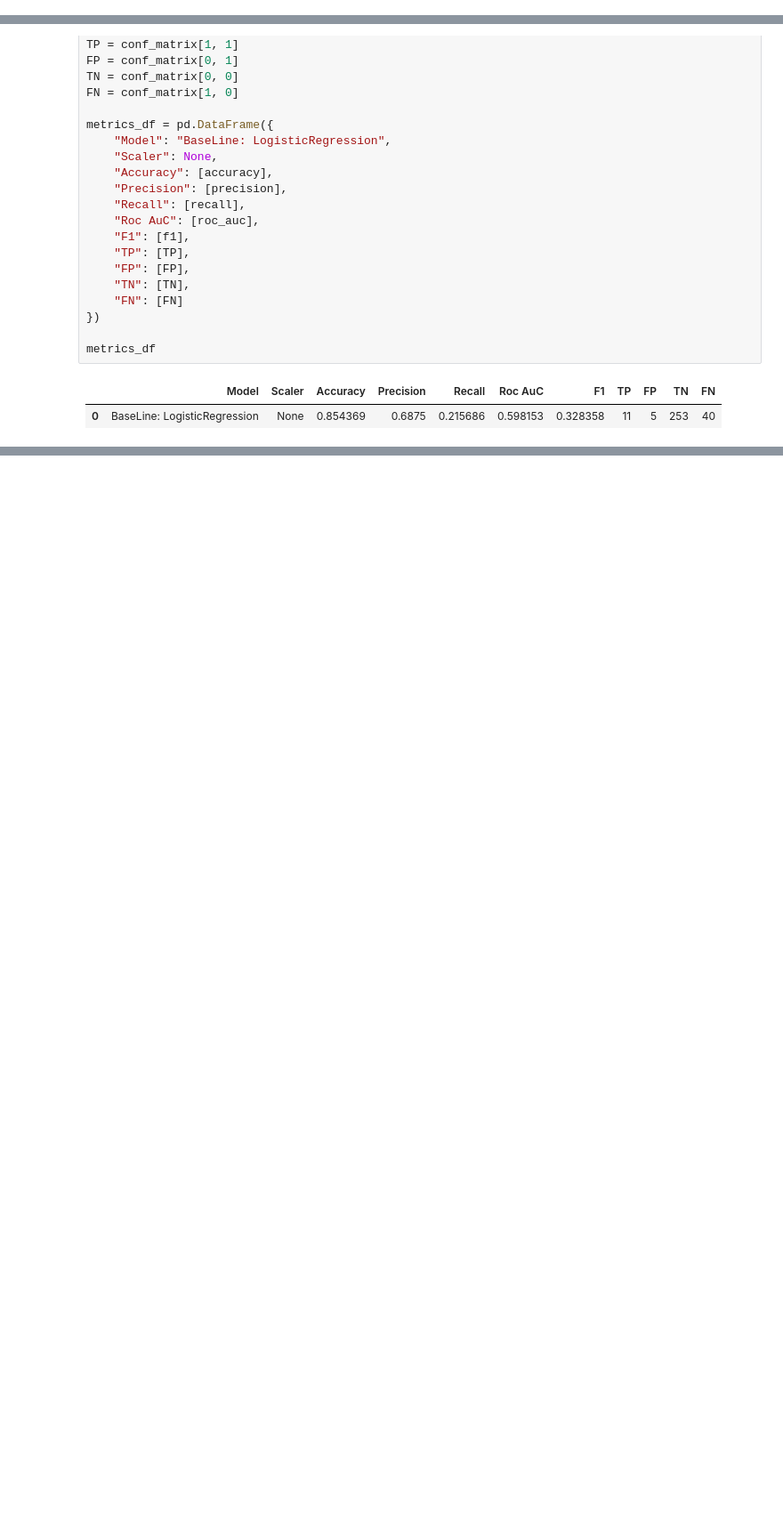
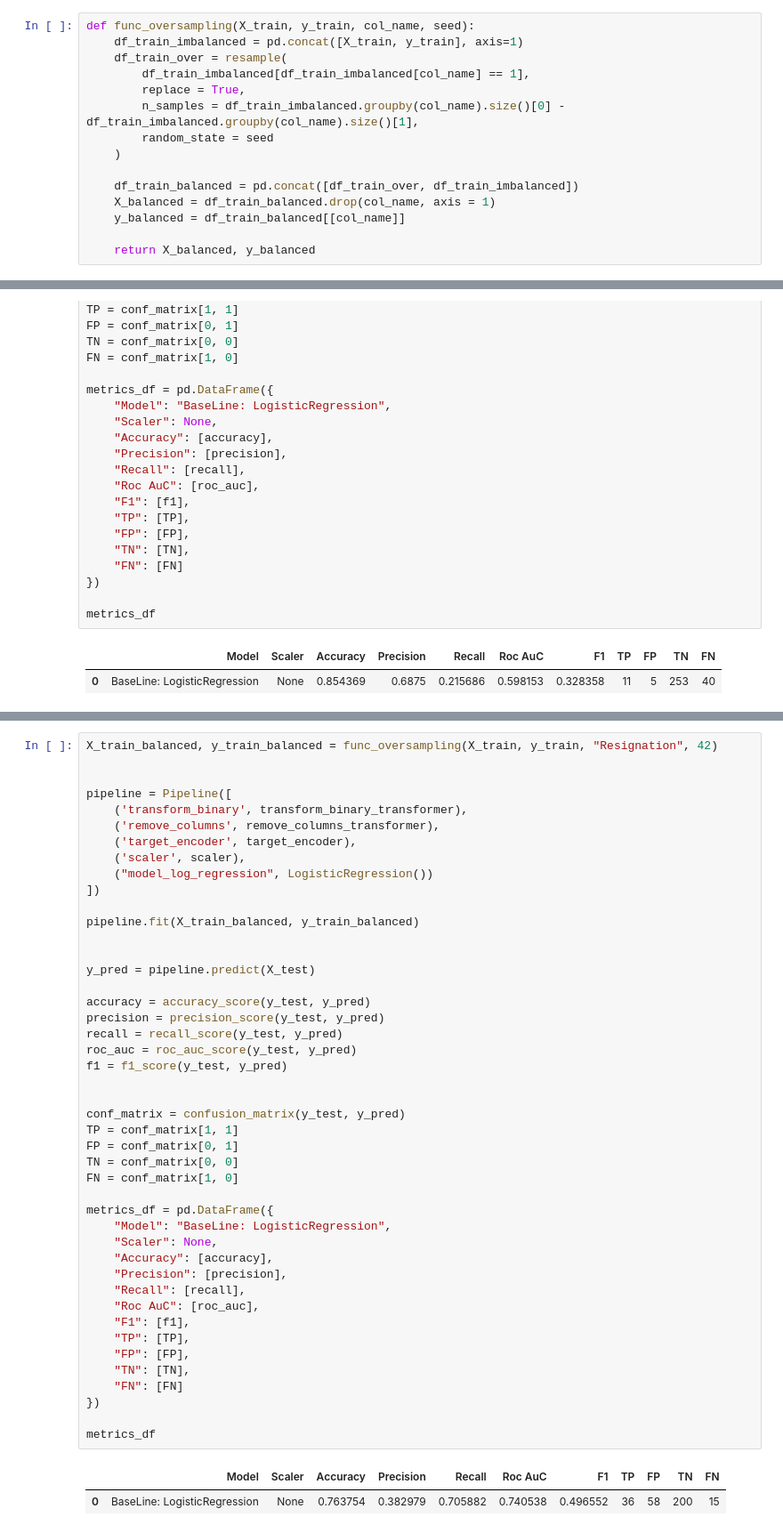
Before and after one commit to YuriCatramby/ds-clf-hr-resignation, a Jupyter notebook: ds-clf-hr-resignation.ipynb, the cells around one changed output, grey strips where cells are left out. Shown at 89% size. Saved outputs shown, nothing was run; the diff lists cells and outputs as text; blank space fills up the shorter version.

Commit message:
init imbalance treatment

```diff
--- a/ds-clf-hr-resignation.ipynb
+++ b/ds-clf-hr-resignation.ipynb
@@ -970,3 +982,18 @@ def remove_columns(df, features_to_exclude):
+# %%
+def func_oversampling(X_train, y_train, col_name, seed):
+    df_train_imbalanced = pd.concat([X_train, y_train], axis=1)
+    df_train_over = resample(
+        df_train_imbalanced[df_train_imbalanced[col_name] == 1],
+        replace = True,
+        n_samples = df_train_imbalanced.groupby(col_name).size()[0] - df_train_imbalanced.groupby(col_name).size()[1],
+        random_state = seed
+    )
+
+    df_train_balanced = pd.concat([df_train_over, df_train_imbalanced])
+    X_balanced = df_train_balanced.drop(col_name, axis = 1)
+    y_balanced = df_train_balanced[[col_name]]
+
+    return X_balanced, y_balanced
 # %% [markdown]
 ## 8.0 Models
 # %% [markdown]
@@ -1023,0 +1104,48 @@ metrics_df
+# %%
+X_train_balanced, y_train_balanced = func_oversampling(X_train, y_train, "Resignation", 42)
+
+
+pipeline = Pipeline([
+    ('transform_binary', transform_binary_transformer),
+    ('remove_columns', remove_columns_transformer),
+    ('target_encoder', target_encoder),
+    ('scaler', scaler),
+    ("model_log_regression", LogisticRegression())
+])
+
+pipeline.fit(X_train_balanced, y_train_balanced)
+
+
+y_pred = pipeline.predict(X_test)
+
+accuracy = accuracy_score(y_test, y_pred)
+precision = precision_score(y_test, y_pred)
+recall = recall_score(y_test, y_pred)
+roc_auc = roc_auc_score(y_test, y_pred)
+f1 = f1_score(y_test, y_pred)
+
+
+conf_matrix = confusion_matrix(y_test, y_pred)
+TP = conf_matrix[1, 1]
+FP = conf_matrix[0, 1]
+TN = conf_matrix[0, 0]
+FN = conf_matrix[1, 0]
+
+metrics_df = pd.DataFrame({
+    "Model": "BaseLine: LogisticRegression",
+    "Scaler": None,
+    "Accuracy": [accuracy],
+    "Precision": [precision],
+    "Recall": [recall],
+    "Roc AuC": [roc_auc],
+    "F1": [f1],
+    "TP": [TP],
+    "FP": [FP],
+    "TN": [TN],
+    "FN": [FN]
+})
+
+metrics_df
+# %% [output]
+|  | Model | Scaler | Accuracy | Precision | Recall | Roc AuC | F1 | TP | FP | TN | FN |
+| 0 | BaseLine: LogisticRegression | None | 0.763754 | 0.382979 | 0.705882 | 0.740538 | 0.496552 | 36 | 58 | 200 | 15 |
```
Also changed, not shown: parts of 6 cells of this notebook.
